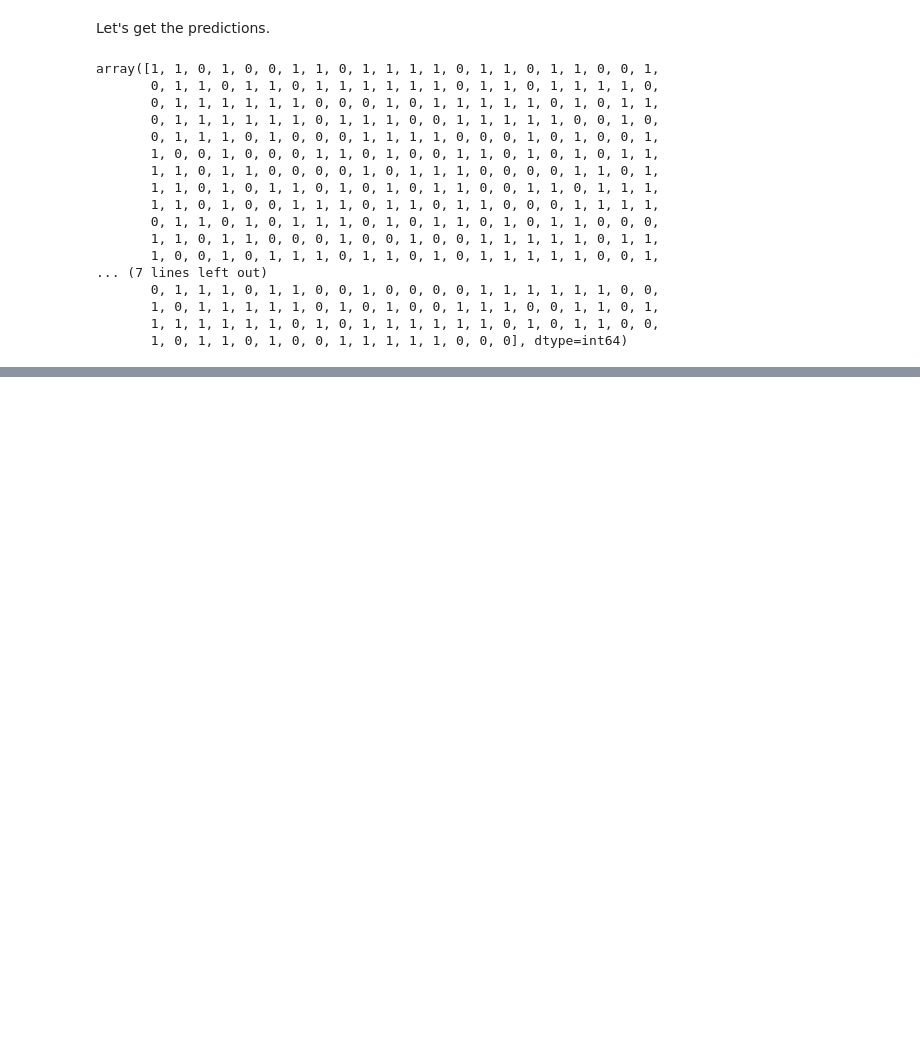
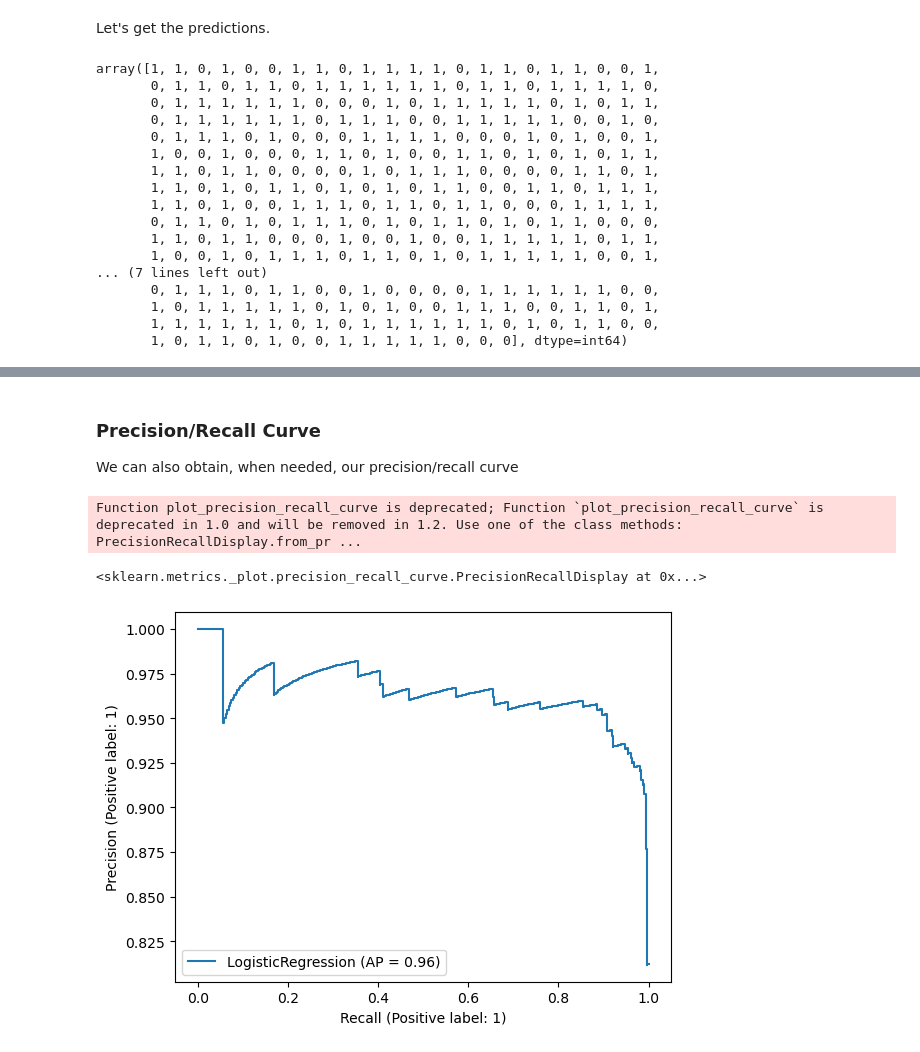
Before and after one commit to maginbu-0/Machine-Learning, a Jupyter notebook: Logistic Regression/Logistic Regression.ipynb, the cells around one changed output, grey strips where cells are left out. Cells and saved outputs as stored; diff of their text form; code cells hidden in the pictures; blank space fills up the shorter version.

```diff
--- a/Logistic Regression/Logistic Regression.ipynb
+++ b/Logistic Regression/Logistic Regression.ipynb
@@ -366,0 +441,10 @@ For most cases we can use the **AUC** (Area Under the Curve) to compare our mode
+# %% [markdown]
+### Precision/Recall Curve
+
+We can also obtain, when needed, our precision/recall curve
+# %%
+plot_precision_recall_curve(log_model,scaled_X_test,y_test)
+# %% [output]
+Function plot_precision_recall_curve is deprecated; Function `plot_precision_recall_curve` is deprecated in 1.0 and will be removed in 1.2. Use one of the class methods: PrecisionRecallDisplay.from_pr ...
+<sklearn.metrics._plot.precision_recall_curve.PrecisionRecallDisplay at 0x...>
+[figure, added]
```
Also changed, not shown: parts of 34 cells of this notebook.
